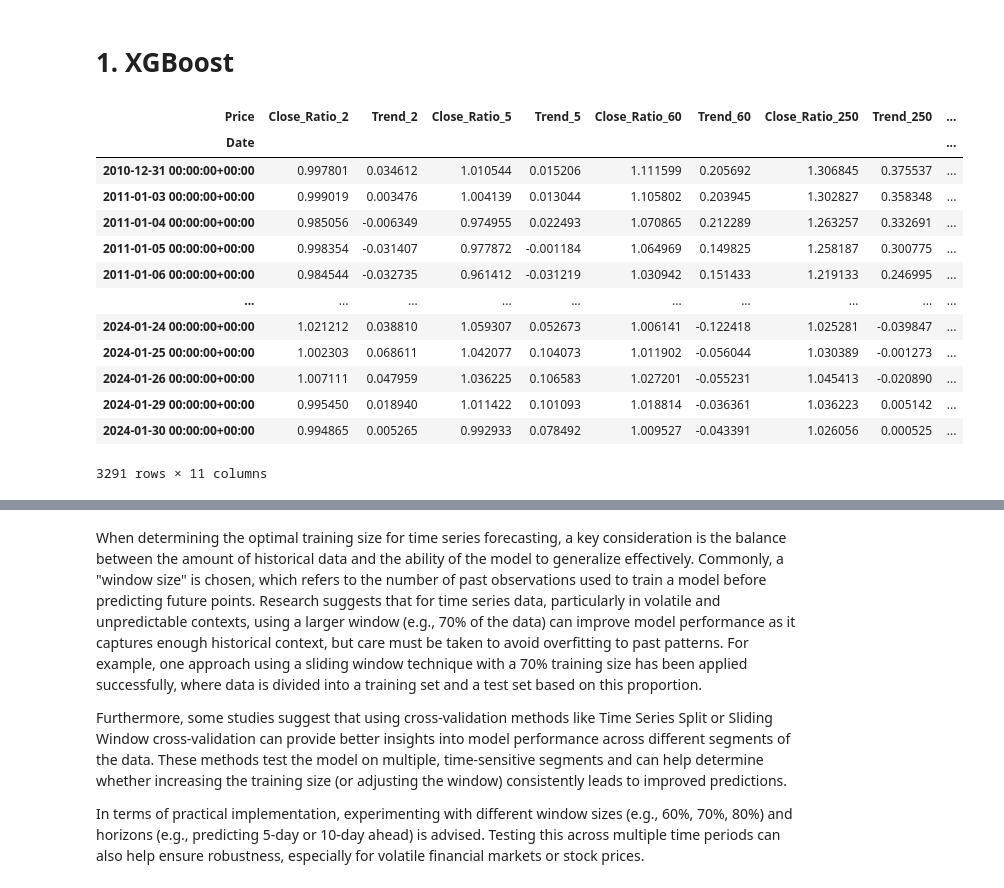
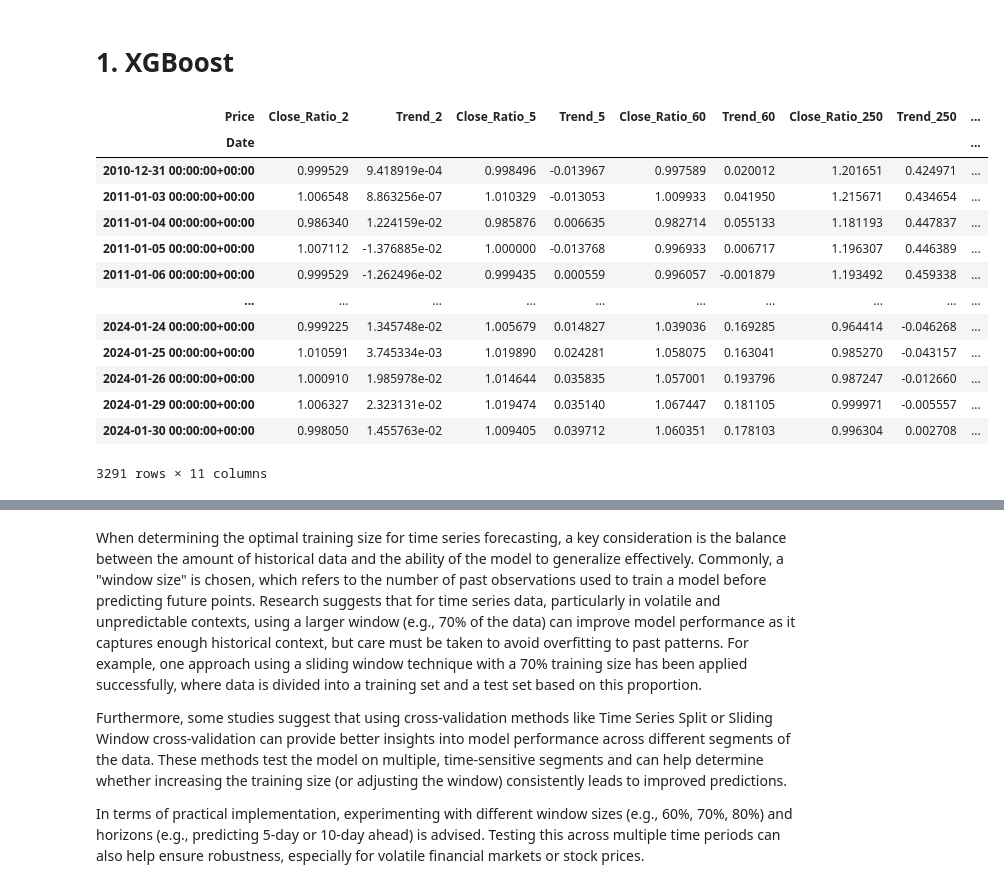
Before and after one commit to PsuperX/stocks-prediction-labia, a Jupyter notebook: notebooks/pred_not_deep.ipynb, the cells around one changed output, grey strips where cells are left out. Saved outputs shown, nothing was run; the diff lists cells and outputs as text; code cells hidden in the pictures.

```diff
--- a/notebooks/pred_not_deep.ipynb
+++ b/notebooks/pred_not_deep.ipynb
@@ -9,19 +9,21 @@ import numpy as np
 # 1. XGBoost
 # %%
 df = pd.read_pickle("../../extra_features.pkl")
-df.xs("HAL", level='Ticker', axis=1)
+df_example = df.xs("IPG", level='Ticker', axis=1)
-# %% [output]
-| Price | Close_Ratio_2 | Trend_2 | Close_Ratio_5 | Trend_5 | Close_Ratio_60 | Trend_60 | Close_Ratio_250 | Trend_250 | ... |
-| Date |  |  |  |  |  |  |  |  | ... |
-| 2010-12-31 00:00:00+00:00 | 0.997801 | 0.034612 | 1.010544 | 0.015206 | 1.111599 | 0.205692 | 1.306845 | 0.375537 | ... |
-| 2011-01-03 00:00:00+00:00 | 0.999019 | 0.003476 | 1.004139 | 0.013044 | 1.105802 | 0.203945 | 1.302827 | 0.358348 | ... |
-| 2011-01-04 00:00:00+00:00 | 0.985056 | -0.006349 | 0.974955 | 0.022493 | 1.070865 | 0.212289 | 1.263257 | 0.332691 | ... |
-| 2011-01-05 00:00:00+00:00 | 0.998354 | -0.031407 | 0.977872 | -0.001184 | 1.064969 | 0.149825 | 1.258187 | 0.300775 | ... |
-| 2011-01-06 00:00:00+00:00 | 0.984544 | -0.032735 | 0.961412 | -0.031219 | 1.030942 | 0.151433 | 1.219133 | 0.246995 | ... |
-| ... | ... | ... | ... | ... | ... | ... | ... | ... | ... |
-| 2024-01-24 00:00:00+00:00 | 1.021212 | 0.038810 | 1.059307 | 0.052673 | 1.006141 | -0.122418 | 1.025281 | -0.039847 | ... |
-| 2024-01-25 00:00:00+00:00 | 1.002303 | 0.068611 | 1.042077 | 0.104073 | 1.011902 | -0.056044 | 1.030389 | -0.001273 | ... |
-| 2024-01-26 00:00:00+00:00 | 1.007111 | 0.047959 | 1.036225 | 0.106583 | 1.027201 | -0.055231 | 1.045413 | -0.020890 | ... |
-| 2024-01-29 00:00:00+00:00 | 0.995450 | 0.018940 | 1.011422 | 0.101093 | 1.018814 | -0.036361 | 1.036223 | 0.005142 | ... |
-| 2024-01-30 00:00:00+00:00 | 0.994865 | 0.005265 | 0.992933 | 0.078492 | 1.009527 | -0.043391 | 1.026056 | 0.000525 | ... |
-3291 rows × 11 columns
+# %%
+df_example
+# %% [output]
+| Price | Close_Ratio_2 | Trend_2 | Close_Ratio_5 | Trend_5 | Close_Ratio_60 | Trend_60 | Close_Ratio_250 | Trend_250 | ... |
+| Date |  |  |  |  |  |  |  |  | ... |
+| 2010-12-31 00:00:00+00:00 | 0.999529 | 9.418919e-04 | 0.998496 | -0.013967 | 0.997589 | 0.020012 | 1.201651 | 0.424971 | ... |
+| 2011-01-03 00:00:00+00:00 | 1.006548 | 8.863256e-07 | 1.010329 | -0.013053 | 1.009933 | 0.041950 | 1.215671 | 0.434654 | ... |
+| 2011-01-04 00:00:00+00:00 | 0.986340 | 1.224159e-02 | 0.985876 | 0.006635 | 0.982714 | 0.055133 | 1.181193 | 0.447837 | ... |
+| 2011-01-05 00:00:00+00:00 | 1.007112 | -1.376885e-02 | 1.000000 | -0.013768 | 0.996933 | 0.006717 | 1.196307 | 0.446389 | ... |
+| 2011-01-06 00:00:00+00:00 | 0.999529 | -1.262496e-02 | 0.999435 | 0.000559 | 0.996057 | -0.001879 | 1.193492 | 0.459338 | ... |
+| ... | ... | ... | ... | ... | ... | ... | ... | ... | ... |
+| 2024-01-24 00:00:00+00:00 | 0.999225 | 1.345748e-02 | 1.005679 | 0.014827 | 1.039036 | 0.169285 | 0.964414 | -0.046268 | ... |
+| 2024-01-25 00:00:00+00:00 | 1.010591 | 3.745334e-03 | 1.019890 | 0.024281 | 1.058075 | 0.163041 | 0.985270 | -0.043157 | ... |
+| 2024-01-26 00:00:00+00:00 | 1.000910 | 1.985978e-02 | 1.014644 | 0.035835 | 1.057001 | 0.193796 | 0.987247 | -0.012660 | ... |
+| 2024-01-29 00:00:00+00:00 | 1.006327 | 2.323131e-02 | 1.019474 | 0.035140 | 1.067447 | 0.181105 | 0.999971 | -0.005557 | ... |
+| 2024-01-30 00:00:00+00:00 | 0.998050 | 1.455763e-02 | 1.009405 | 0.039712 | 1.060351 | 0.178103 | 0.996304 | 0.002708 | ... |
+3291 rows × 11 columns
```
Also changed, not shown: parts of 7 cells of this notebook.
